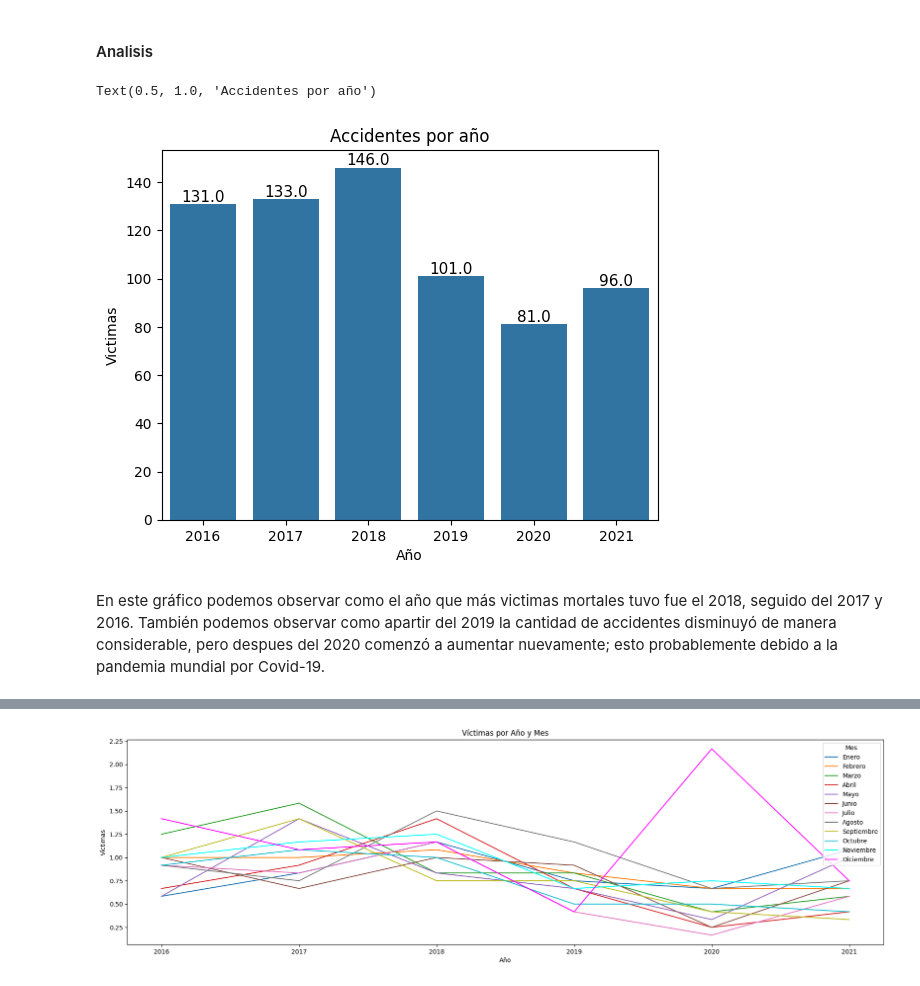
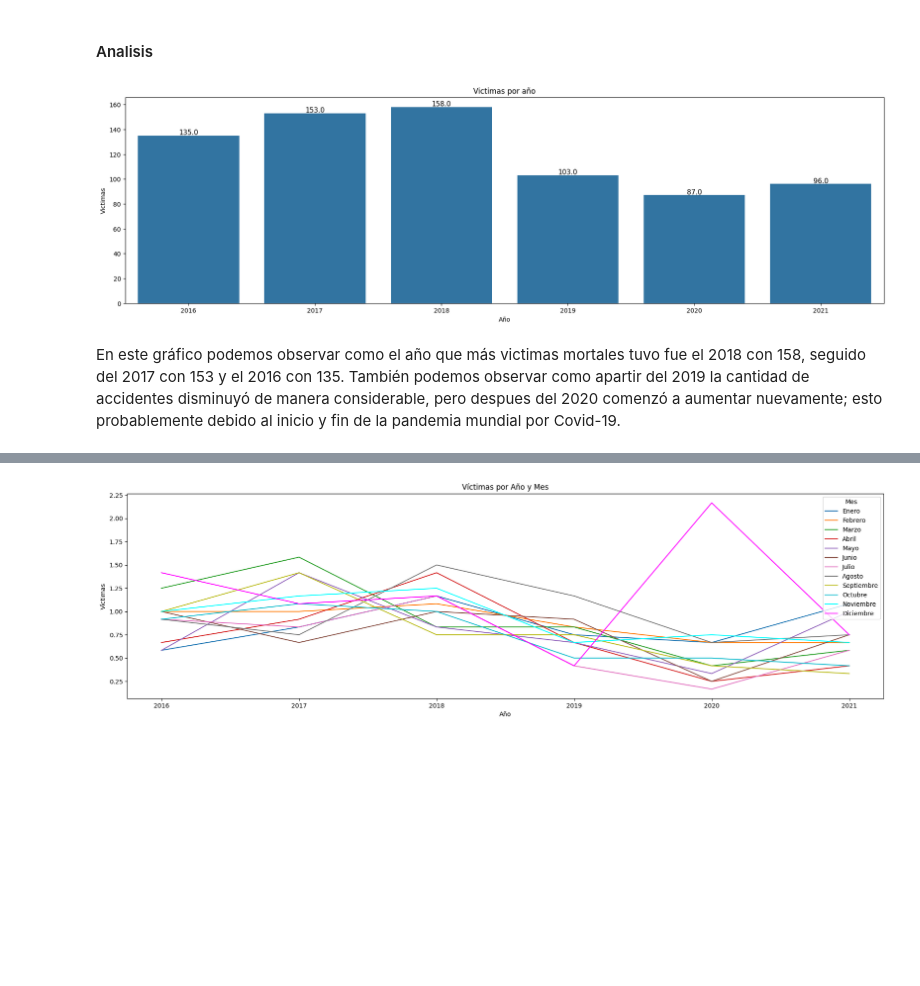
Before and after one commit to priscilamuniz/PI_Accidentes_Viales, a Jupyter notebook: 02_EDA.ipynb, the cells around one changed output, grey strips where cells are left out. Drawn from its saved outputs; the diff is of its cells as text; code cells hidden in the pictures; blank space fills up the shorter version.

```diff
--- a/02_EDA.ipynb
+++ b/02_EDA.ipynb
@@ -342,17 +328,8 @@ Definimos a la cantidad de accidentes mortales de motociclistas en siniestros vi
 # %% [markdown]
 #### Analisis
-# %%
-ax = sns.countplot(data = df, x = 'Anio')
-for p in ax.patches:
-    ax.annotate(f'{p.get_height()}', (p.get_x() + p.get_width() / 2., p.get_height()),
-                ha='center', va='center', fontsize=11, color='black', xytext=(0, 5),
-                textcoords='offset points')
-
-plt.xlabel('Año')
-plt.ylabel('Victimas')
-plt.title('Accidentes por año')
-# %% [output]
-Text(0.5, 1.0, 'Accidentes por año')
-[figure, removed]
+# %%
+t.FallecimientosAnio(df)
+# %% [output]
+[figure, added]
 # %% [markdown]
-En este gráfico podemos observar como el año que más victimas mortales tuvo fue el 2018, seguido del 2017 y 2016. También podemos observar como apartir del 2019 la cantidad de accidentes disminuyó de manera considerable, pero despues del 2020 comenzó a aumentar nuevamente; esto probablemente debido a la pandemia mundial por Covid-19.
+En este gráfico podemos observar como el año que más victimas mortales tuvo fue el 2018 con 158, seguido del 2017 con 153 y el 2016 con 135. También podemos observar como apartir del 2019 la cantidad de accidentes disminuyó de manera considerable, pero despues del 2020 comenzó a aumentar nuevamente; esto probablemente debido al inicio y fin de la pandemia mundial por Covid-19.
```
Also changed, not shown: parts of 25 cells of this notebook, 2 other files.
